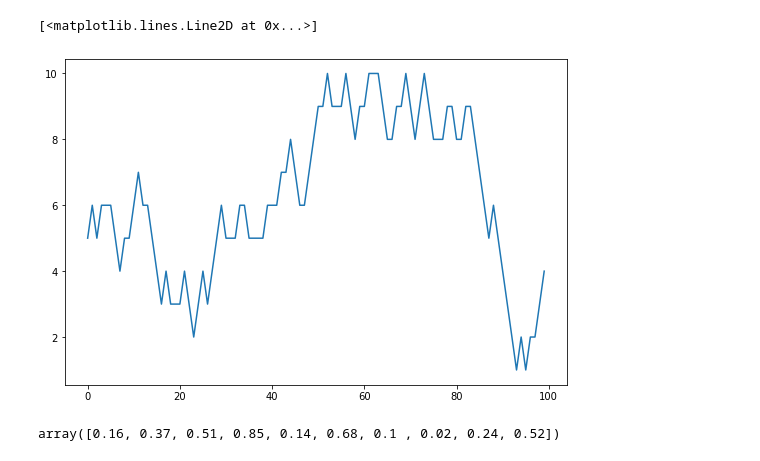
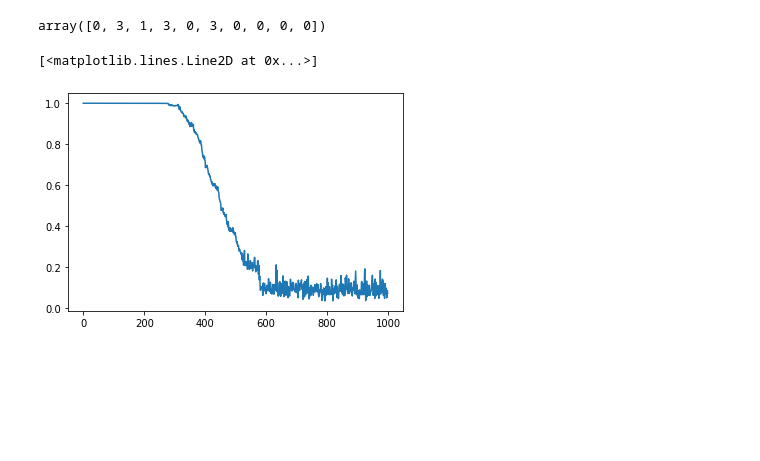
Before and after one commit to dcespedesc/Barajeo-de-cartas-y-numeros-pseudoaleatorios, a Jupyter notebook: biased-random-walk.ipynb, the cells around one changed output. Saved outputs shown, nothing was run; the diff lists cells and outputs as text; code cells hidden in the pictures; blank space fills up the shorter version.

Commit message:
Primera visualización del fénomento cutoff en la BRW

```diff
--- a/biased-random-walk.ipynb
+++ b/biased-random-walk.ipynb
@@ -59,15 +78,52 @@ def distInv(n, beta):
+# %%
+a = [1, 5, 5, 1, 2, 5, 3, 3, 1, 3]
+np.array([a.count(x)/10 for x in range(10)]) # histograma de lista a
+
+a = np.array(a)
+np.bincount(a, minlength=10)
+# %% [output]
+array([0, 3, 1, 3, 0, 3, 0, 0, 0, 0])
+# %%
+def contador(n,array):
+    lista = Counter(array)
+    contador = np.zeros(n+1)
+    for j in range(n+1):
+        contador[j] = lista[j]
+    return contador
+
+#n numero de bolas de la urna
+#k numero de veces en que ocurren cambios
+#r numero de replicas por simulacion
+def estimar_distribucion_cadena(n,k,r, x_0):
+    valor_final=np.zeros(r+1)
+    for i in range(r):
+        valor_final[i]=CM(k, x_0, M)[-1]
+    return contador(n,valor_final)/r
+
+def TV(n, N, x_0, P, r, beta):
+    """
+    Retorna estimaciones de la distribución de la cadena en cada tiempo k en {0,..., N}.
+    x_0 es el estado inicial y P la matriz de transición.
+    r es la cantidad de réplicas para la estimación
+    """
+    P = transMat(n, beta)
+    nu = distInv(n, beta)
+    variaciones = np.zeros(N)
+    cadenas = []
+    for _ in range(r):
+        cadenas.append(CM(N, x_0, P))
+    cadenas = np.array(cadenas)
+    for j in range(N):
+        mu = np.bincount(cadenas[:,j], minlength=n+1)/n
+        variaciones[j] = 0.5*sum(np.abs(mu-nu))
+    return variaciones
 # %%
-### Tests ###
-n, N, beta = 10, 100, 0.001
+### Estimación de la TV a través del tiempo
+n, N, beta = 100, 1000, 0.1
 M = transMat(n, beta)
-x_0 = 5
+x_0 = n
 
-plt.figure(figsize=(9,6))
-plt.plot(CM(N, x_0, M))
+plt.plot(TV(n, N, x_0, M, 100, beta))
 # %% [output]
 [<matplotlib.lines.Line2D at 0x...>]
-[figure, old version]
+[figure, new version]
-# %%
-np.random.rand(10)
-# %% [output]
-array([0.16, 0.37, 0.51, 0.85, 0.14, 0.68, 0.1 , 0.02, 0.24, 0.52])
```
Also changed, not shown: parts of 4 cells of this notebook.
